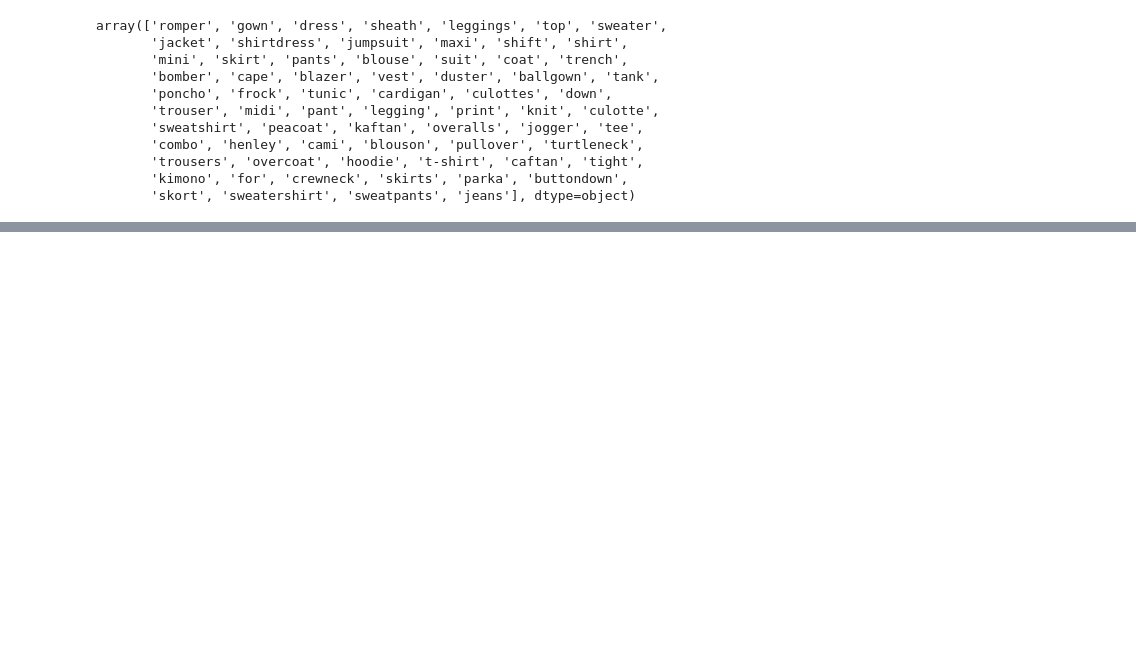
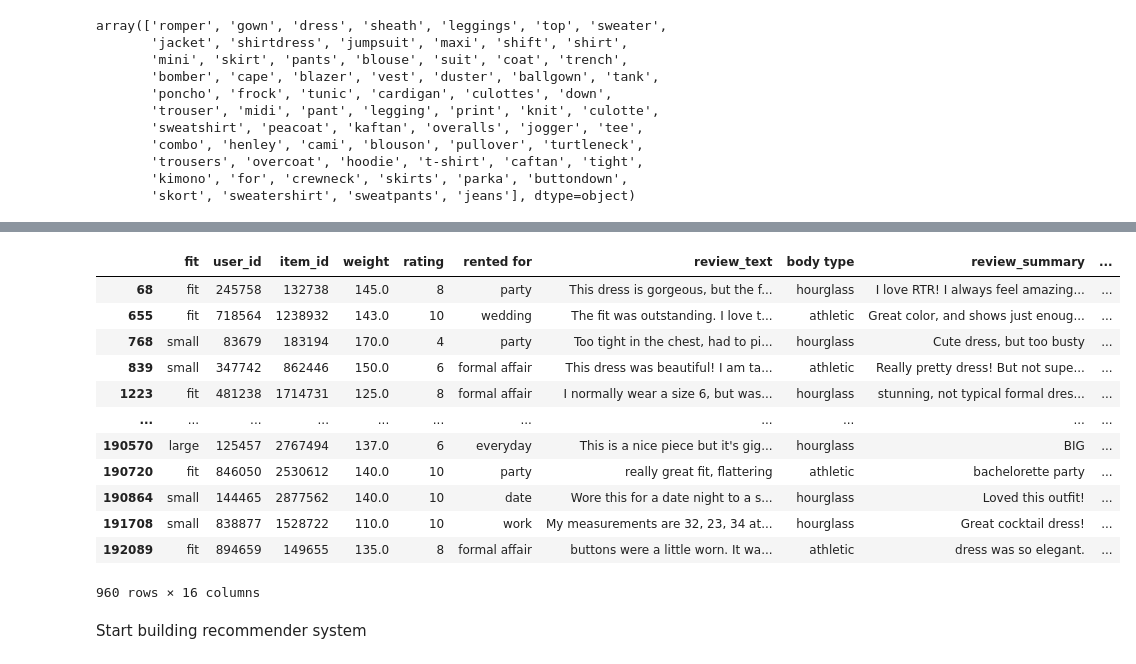
Before and after one commit to kpacker77/CSE158_Assign2, a Jupyter notebook: Assignment2.ipynb, the cells around one changed output, grey strips where cells are left out. Saved outputs shown, nothing was run; the diff lists cells and outputs as text; code cells hidden in the pictures; blank space fills up the shorter version.

```diff
--- a/Assignment2.ipynb
+++ b/Assignment2.ipynb
@@ -246,0 +260,16 @@ df['body type'] = df.groupby(['size'])['body type'].transform(
+# %%
+df[df['age'].isnull()]
+# %% [output]
+|  | fit | user_id | item_id | weight | rating | rented for | review_text | body type | review_summary | ... |
+| 68 | fit | 245758 | 132738 | 145.0 | 8 | party | This dress is gorgeous, but the f... | hourglass | I love RTR! I always feel amazing... | ... |
+| 655 | fit | 718564 | 1238932 | 143.0 | 10 | wedding | The fit was outstanding. I love t... | athletic | Great color, and shows just enoug... | ... |
+| 768 | small | 83679 | 183194 | 170.0 | 4 | party | Too tight in the chest, had to pi... | hourglass | Cute dress, but too busty | ... |
+| 839 | small | 347742 | 862446 | 150.0 | 6 | formal affair | This dress was beautiful! I am ta... | athletic | Really pretty dress! But not supe... | ... |
+| 1223 | fit | 481238 | 1714731 | 125.0 | 8 | formal affair | I normally wear a size 6, but was... | hourglass | stunning, not typical formal dres... | ... |
+| ... | ... | ... | ... | ... | ... | ... | ... | ... | ... | ... |
+| 190570 | large | 125457 | 2767494 | 137.0 | 6 | everyday | This is a nice piece but it's gig... | hourglass | BIG | ... |
+| 190720 | fit | 846050 | 2530612 | 140.0 | 10 | party | really great fit, flattering | athletic | bachelorette party | ... |
+| 190864 | small | 144465 | 2877562 | 140.0 | 10 | date | Wore this for a date night to a s... | hourglass | Loved this outfit! | ... |
+| 191708 | small | 838877 | 1528722 | 110.0 | 10 | work | My measurements are 32, 23, 34 at... | hourglass | Great cocktail dress! | ... |
+| 192089 | fit | 894659 | 149655 | 135.0 | 8 | formal affair | buttons were a little worn. It wa... | athletic | dress was so elegant. | ... |
+960 rows × 16 columns
@@ -246,0 +300,2 @@ df['body type'] = df.groupby(['size'])['body type'].transform(
+# %% [markdown]
+Start building recommender system
```
Also changed, not shown: parts of 17 cells of this notebook.
